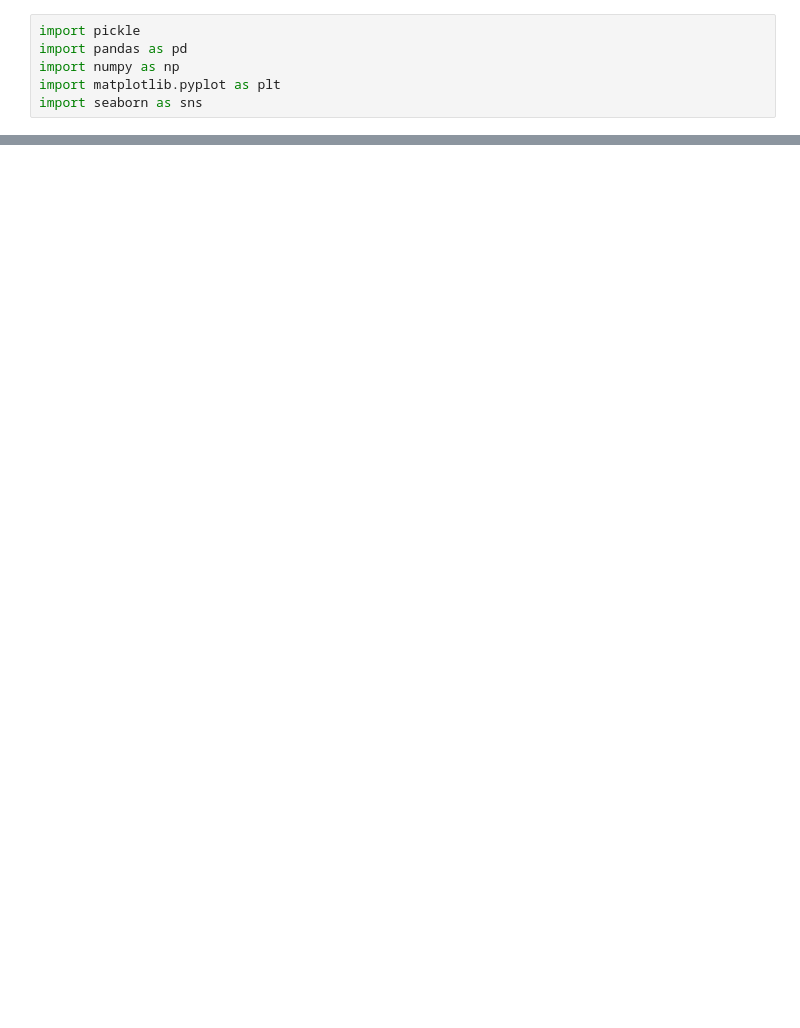
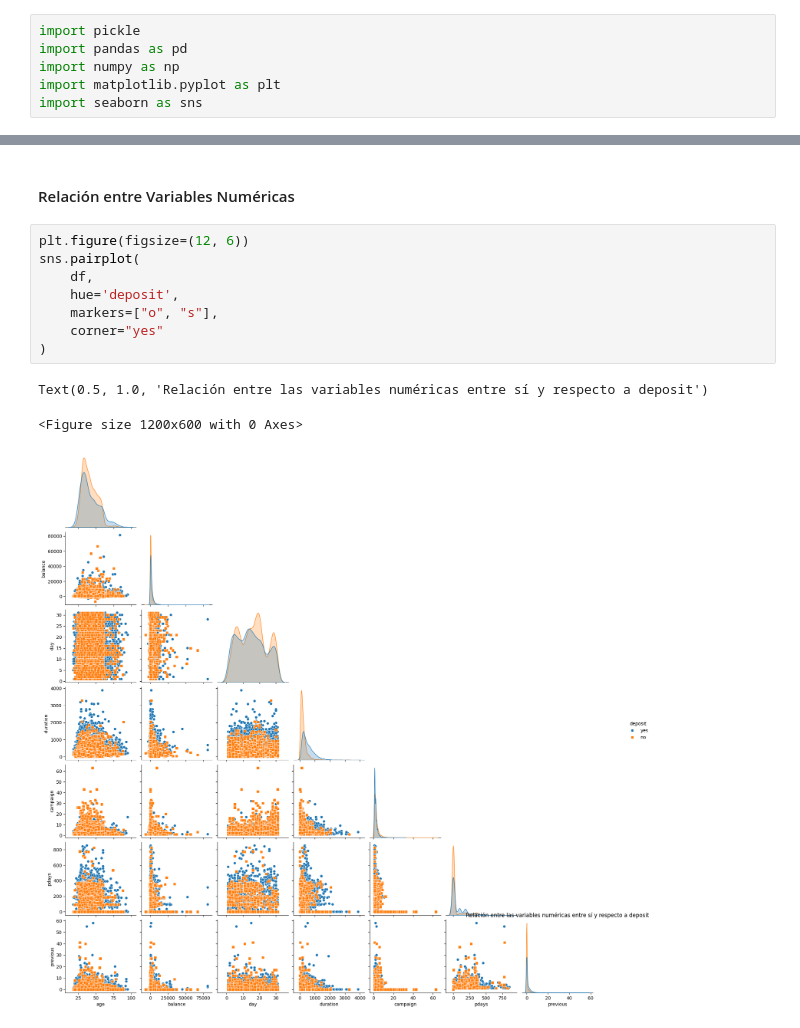
Before and after one commit to aleLobo31/UC3M_ML_P1_G26, a Jupyter notebook: notebooks/eda.ipynb, the cells around one changed output, grey strips where cells are left out. Saved outputs shown, nothing was run; the diff lists cells and outputs as text; blank space fills up the shorter version.

```diff
--- a/notebooks/eda.ipynb
+++ b/notebooks/eda.ipynb
@@ -212,2 +303,16 @@ Name: count, dtype: int64
+# %% [markdown]
+#### Relación entre Variables Numéricas
+# %%
+plt.figure(figsize=(12, 6))
+sns.pairplot(
+    df,
+    hue='deposit',
+    markers=["o", "s"],
+    corner="yes"
+)
+# %% [output]
+Text(0.5, 1.0, 'Relación entre las variables numéricas entre sí y respecto a deposit')
+<Figure size 1200x600 with 0 Axes>
+[figure, new version]
 # %%
 # Definimos una máscara
```
Also changed, not shown: parts of 38 cells of this notebook.
